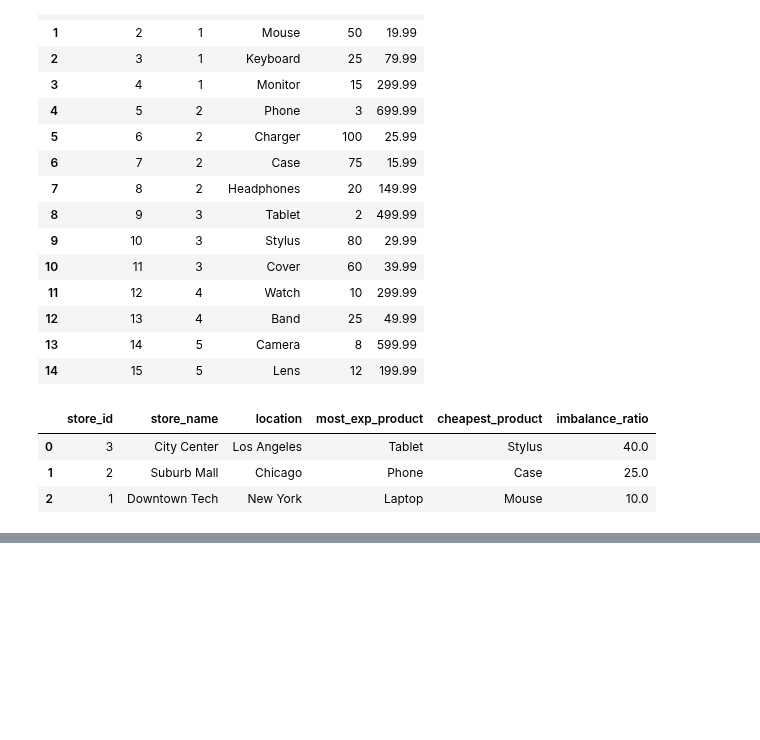
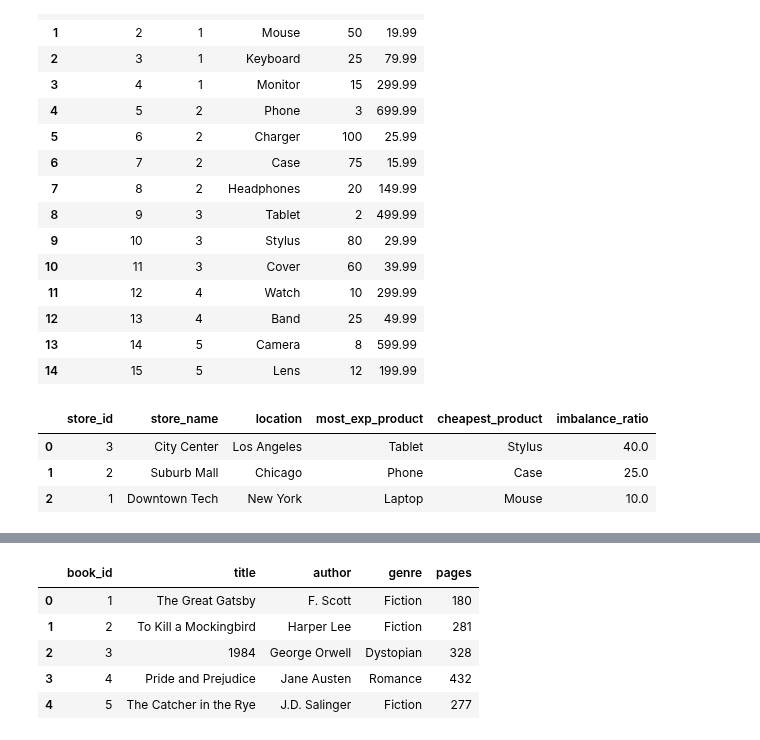
Before and after one commit to Praldmur/Tasks, a Jupyter notebook: LeetCode_Med.ipynb, the cells around one changed output, grey strips where cells are left out. Saved outputs shown, nothing was run; the diff lists cells and outputs as text; code cells hidden in the pictures; blank space fills up the shorter version.

```diff
--- a/LeetCode_Med.ipynb
+++ b/LeetCode_Med.ipynb
@@ -2177,0 +2187,20 @@ duckdb.query(query).to_df()
+# %%
+data = [[1, 'The Great Gatsby', 'F. Scott', 'Fiction', 180], [2, 'To Kill a Mockingbird', 'Harper Lee', 'Fiction', 281], [3, '1984', 'George Orwell', 'Dystopian', 328], [4, 'Pride and Prejudice', 'Jane Austen', 'Romance', 432], [5, 'The Catcher in the Rye', 'J.D. Salinger', 'Fiction', 277]]
+books = pd.DataFrame(
+    data,
+    columns=["book_id", "title", "author", "genre", "pages"]
+).astype({
+    "book_id": "int64",
+    "title": "string",
+    "author": "string",
+    "genre": "string",
+    "pages": "int64"
+})
+books.head()
+# %% [output]
+|  | book_id | title | author | genre | pages |
+| 0 | 1 | The Great Gatsby | F. Scott | Fiction | 180 |
+| 1 | 2 | To Kill a Mockingbird | Harper Lee | Fiction | 281 |
+| 2 | 3 | 1984 | George Orwell | Dystopian | 328 |
+| 3 | 4 | Pride and Prejudice | Jane Austen | Romance | 432 |
+| 4 | 5 | The Catcher in the Rye | J.D. Salinger | Fiction | 277 |
```
Also changed, not shown: parts of 11 cells of this notebook.
